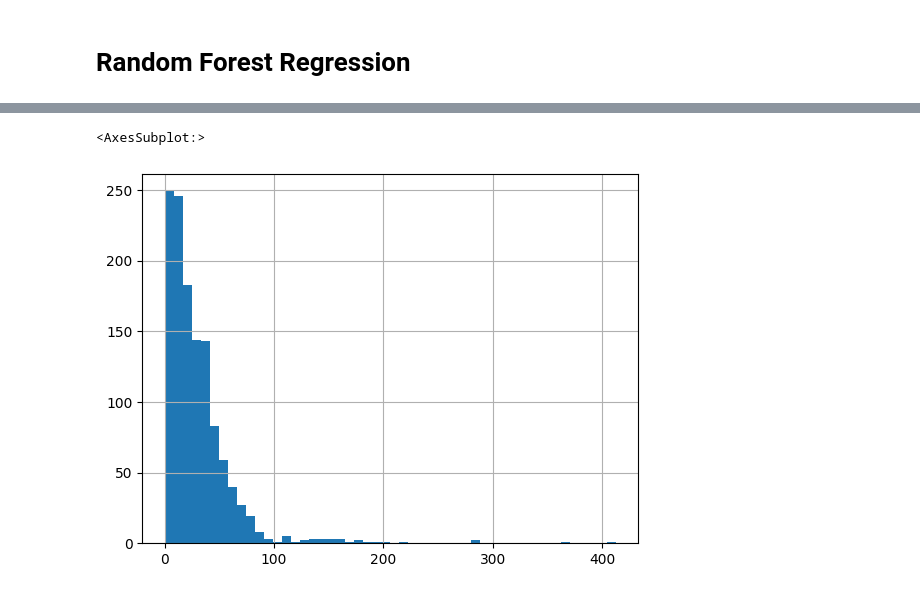
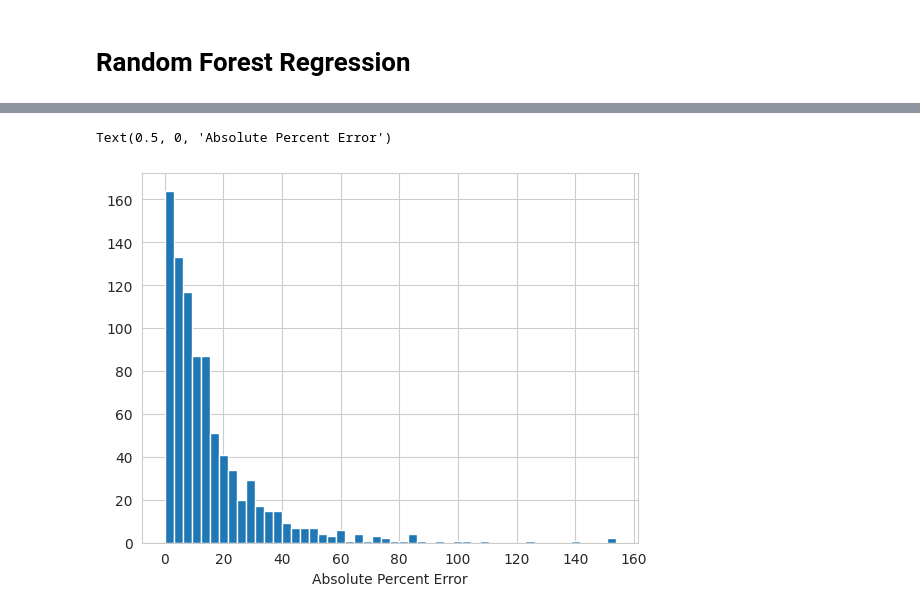
Before and after one commit to seenstevo/ML_Project_Cereal_Yield, a Jupyter notebook: src/memory.ipynb, the cells around one changed output, grey strips where cells are left out. Saved outputs shown, nothing was run; the diff lists cells and outputs as text; code cells hidden in the pictures.

```diff
--- a/src/memory.ipynb
+++ b/src/memory.ipynb
@@ -357,0 +628,21 @@ array([40, 43, 46, 49])
+# %%
+results = []
+
+for max_d in np.arange(2, 22, 4):
+    print('max_d:', max_d)
+    for k in np.arange(1, 10, 2):
+        pipe = Pipeline([('knn_imputer', KNNImputer()),
+                        ('poly_feat', PolynomialFeatures(2)),
+                        ('scaler', StandardScaler()),
+                        ('selectk', SelectKBest(k = k)),
+                        ('rf_reg', RandomForestRegressor(max_depth = max_d))])
+
+        pipe.fit(X_train, y_train)
+
+        y_pred_test = pipe.predict(X_test)
+        y_pred_train = pipe.predict(X_train)
+
+        mape_test = mean_absolute_percentage_error(y_test, y_pred_test) * 100
+        mape_train = mean_absolute_percentage_error(y_train, y_pred_train) * 100
+
+        results.append([max_d, k, mape_test, mape_train])
@@ -362,9 +674,9 @@ pipe = Pipeline([('knn_imputer', KNNImputer()),
                  ('rf_reg', RandomForestRegressor())])
 
 pipe_param = {
-    "selectk__k" : np.arange(30, 40, 3),
-    'rf_reg__max_depth': [8],
-    'rf_reg__min_samples_leaf': [2]
+    "selectk__k" : np.arange(1, 10, 2),
+    'rf_reg__max_depth': [6, 9, 12, 15],
+    'rf_reg__min_samples_split': [2, 4]
 }
 
 cv = TimeSeriesSplit(n_splits=3)
@@ -439,6 +771,6 @@ MAPE Train Full Model: 2.5975629786636247
 # %%
-X_test_year_country = data[data['Year'] > 2013][['Year', 'Country_Name']].reset_index(drop = True)
+X_test_year_country = data[data['Year'] > 2014][['Year', 'Country_Name']].reset_index(drop = True)
 y_test = y_test.reset_index(drop = True)
 test_predictions_df = pd.concat([X_test_year_country, np.exp(y_test), np.exp(y_pred_test_cv), np.exp(y_pred_test_full)], axis = 1)
 # %%
-test_predictions_df['Absolute_Percent_Error'] = abs(test_predictions_df['Cereal_Yield'] - test_predictions_df['Predictions_Test_CV']) / test_predictions_df['Cereal_Yield'] * 100
+test_predictions_df['Absolute_Percent_Error'] = (abs(test_predictions_df['Cereal_Yield'] - test_predictions_df['Predictions_Test_CV']) / test_predictions_df['Cereal_Yield']) * 100
@@ -449,5 +787,6 @@ test_predictions_df['Absolute_Percent_Error'].median()
 # %%
-test_predictions_df[test_predictions_df['Absolute_Percent_Error']<500]['Absolute_Percent_Error'].hist(bins = 50)
+test_predictions_df[test_predictions_df['Absolute_Percent_Error'] < 200]['Absolute_Percent_Error'].hist(bins = 50)
+plt.xlabel("Absolute Percent Error")
 # %% [output]
-<AxesSubplot:>
+Text(0.5, 0, 'Absolute Percent Error')
-[figure, old version]
+[figure, new version]
```
Also changed, not shown: parts of 96 cells of this notebook, 2 other files.
